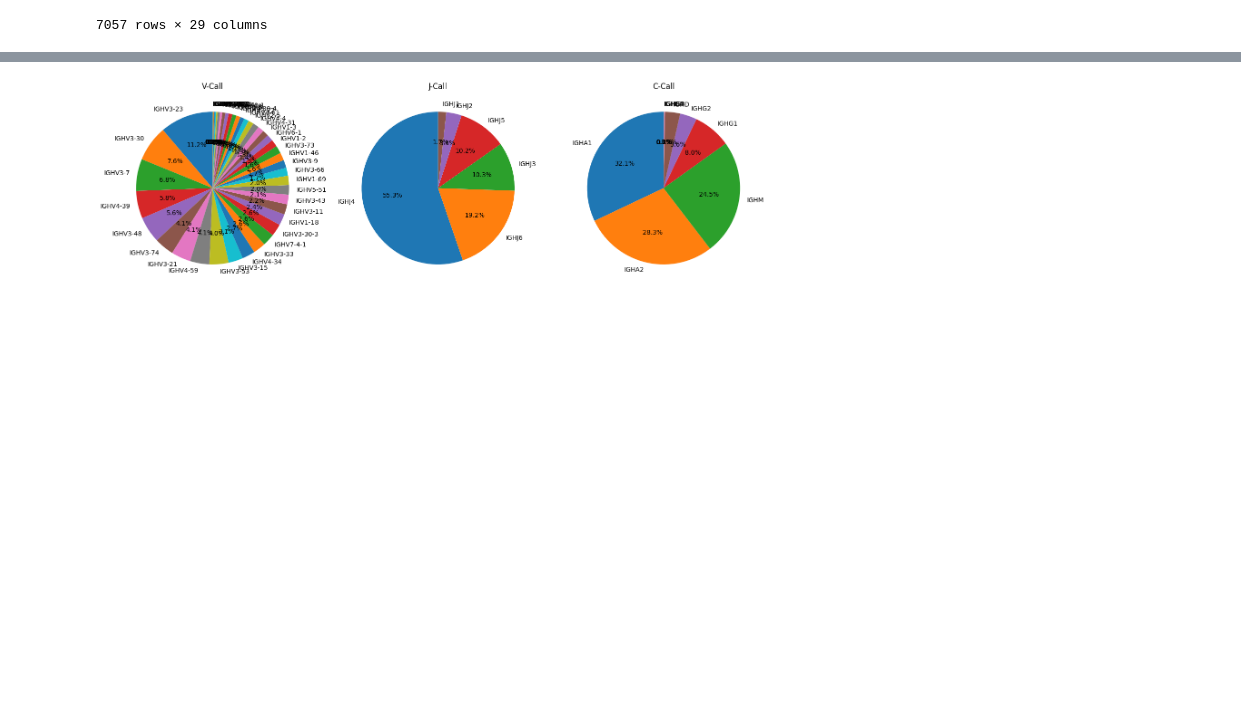
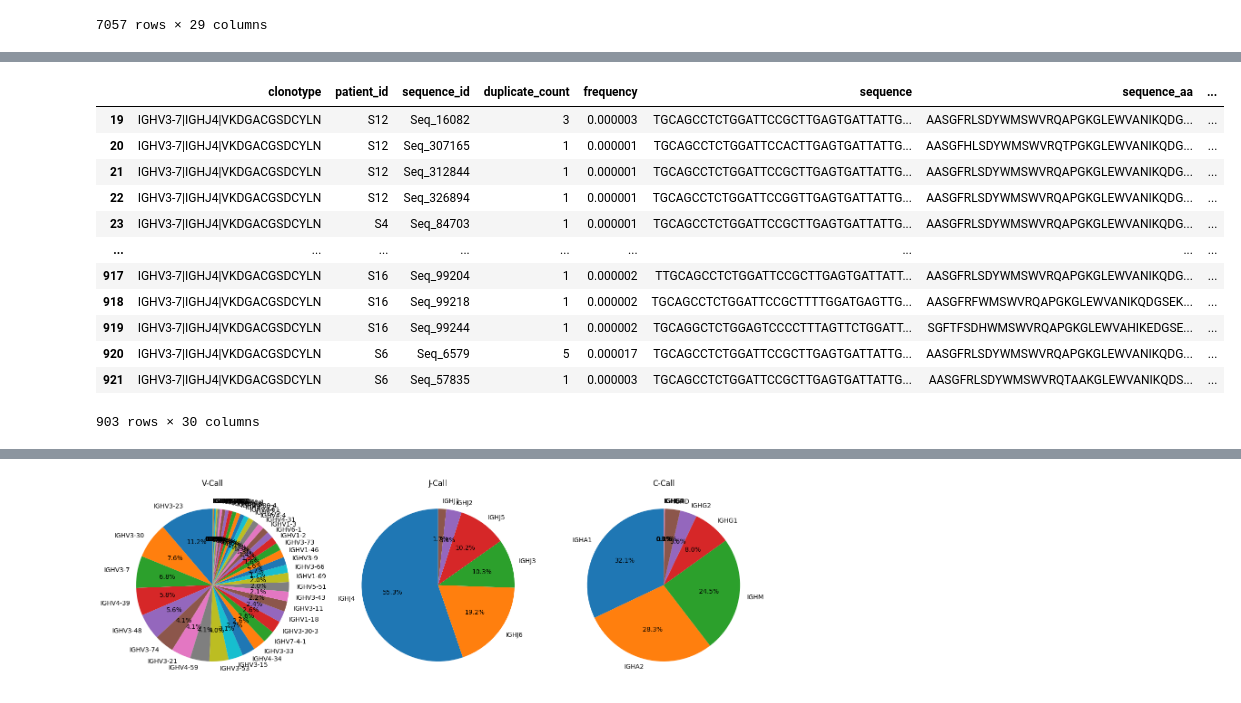
Before and after one commit to DaeheonKwon/Grad_proj, a Jupyter notebook: playground.ipynb, the cells around one changed output, grey strips where cells are left out. Saved outputs shown, nothing was run; the diff lists cells and outputs as text; code cells hidden in the pictures; blank space fills up the shorter version.

```diff
--- a/playground.ipynb
+++ b/playground.ipynb
@@ -126,0 +150,19 @@ clone_marked_not_unique
+# %%
+clone_marked = pd.read_csv('../Data/sjogren_unique_sequences_marked.csv')
+clone1 = clone_marked.groupby('clonotype').get_group(clone_marked['clonotype'].unique()[1])
+clone1
+# shared['sequence'].value_counts()
+# %% [output]
+|  | clonotype | patient_id | sequence_id | duplicate_count | frequency | sequence | sequence_aa | ... |
+| 19 | IGHV3-7|IGHJ4|VKDGACGSDCYLN | S12 | Seq_16082 | 3 | 0.000003 | TGCAGCCTCTGGATTCCGCTTGAGTGATTATTG... | AASGFRLSDYWMSWVRQAPGKGLEWVANIKQDG... | ... |
+| 20 | IGHV3-7|IGHJ4|VKDGACGSDCYLN | S12 | Seq_307165 | 1 | 0.000001 | TGCAGCCTCTGGATTCCACTTGAGTGATTATTG... | AASGFHLSDYWMSWVRQTPGKGLEWVANIKQDG... | ... |
+| 21 | IGHV3-7|IGHJ4|VKDGACGSDCYLN | S12 | Seq_312844 | 1 | 0.000001 | TGCAGCCTCTGGATTCCGCTTGAGTGATTATTG... | AASGFRLSDYWMSWVRQAPGKGLEWVANIKQDG... | ... |
+| 22 | IGHV3-7|IGHJ4|VKDGACGSDCYLN | S12 | Seq_326894 | 1 | 0.000001 | TGCAGCCTCTGGATTCCGGTTGAGTGATTATTG... | AASGFRLSDYWMSWVRQAPGKGLEWVANIKQDG... | ... |
+| 23 | IGHV3-7|IGHJ4|VKDGACGSDCYLN | S4 | Seq_84703 | 1 | 0.000001 | TGCAGCCTCTGGATTCCGCTTGAGTGATTATTG... | AASGFRLSDYWMSWVRQAPGKGLEWVANIKQDG... | ... |
+| ... | ... | ... | ... | ... | ... | ... | ... | ... |
+| 917 | IGHV3-7|IGHJ4|VKDGACGSDCYLN | S16 | Seq_99204 | 1 | 0.000002 | TTGCAGCCTCTGGATTCCGCTTGAGTGATTATT... | AASGFRLSDYWMSWVRQAPGKGLEWVANIKQDG... | ... |
+| 918 | IGHV3-7|IGHJ4|VKDGACGSDCYLN | S16 | Seq_99218 | 1 | 0.000002 | TGCAGCCTCTGGATTCCGCTTTTGGATGAGTTG... | AASGFRFWMSWVRQAPGKGLEWVANIKQDGSEK... | ... |
+| 919 | IGHV3-7|IGHJ4|VKDGACGSDCYLN | S16 | Seq_99244 | 1 | 0.000002 | TGCAGGCTCTGGAGTCCCCTTTAGTTCTGGATT... | SGFTFSDHWMSWVRQAPGKGLEWVAHIKEDGSE... | ... |
+| 920 | IGHV3-7|IGHJ4|VKDGACGSDCYLN | S6 | Seq_6579 | 5 | 0.000017 | TGCAGCCTCTGGATTCCGCTTGAGTGATTATTG... | AASGFRLSDYWMSWVRQAPGKGLEWVANIKQDG... | ... |
+| 921 | IGHV3-7|IGHJ4|VKDGACGSDCYLN | S6 | Seq_57835 | 1 | 0.000003 | TGCAGCCTCTGGATTCCGCTTGAGTGATTATTG... | AASGFRLSDYWMSWVRQTAAKGLEWVANIKQDS... | ... |
+903 rows × 30 columns
```
Also changed, not shown: parts of 12 cells of this notebook, 1 other file.
